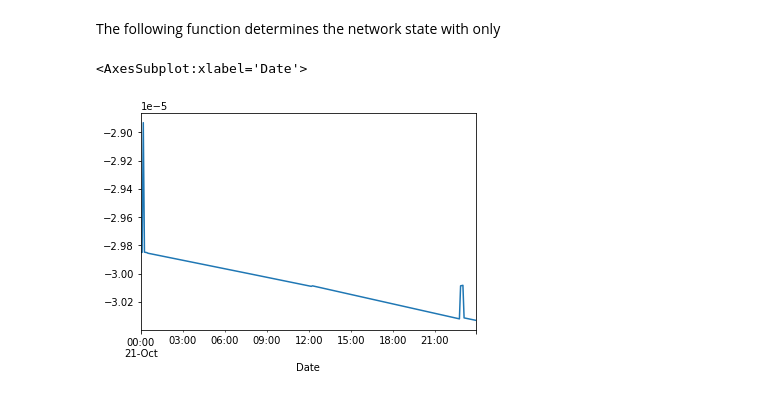
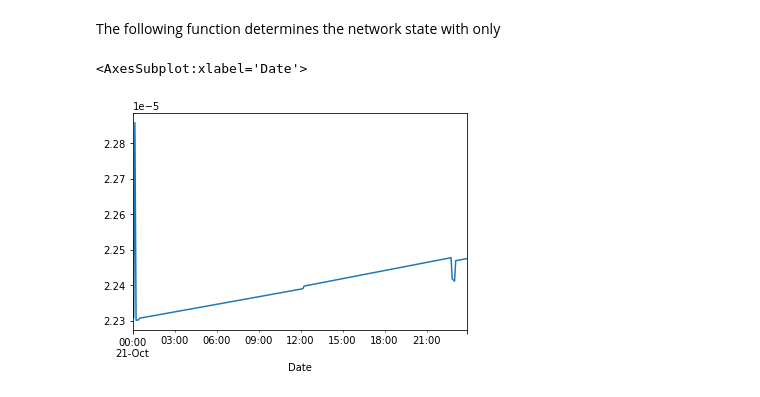
Before and after one commit to brendan-gridsight/ThesisGit, a Jupyter notebook: Dist Network Simulations/SBRC Pandapower Unbalanced Powerflow.ipynb, the cells around one changed output. Cells and saved outputs as stored; diff of their text form; code cells hidden in the pictures.

```diff
--- a/Dist Network Simulations/SBRC Pandapower Unbalanced Powerflow.ipynb
+++ b/Dist Network Simulations/SBRC Pandapower Unbalanced Powerflow.ipynb
@@ -14,6 +14,8 @@ from sklearn.metrics import r2_score, mean_squared_error
 import pandapower as pp
 # %% [markdown]
 ### Import SBRC network data
+# %%
+sim_date = '2020-11-16'
 # %%
 sbrc_1 = pd.read_csv('CSV/SBRC Incomer - Hioki PW3198 30sec 20200803 to 20200817.CSV')
 sbrc_1.index = pd.to_datetime((sbrc_1['Date']+' '+sbrc_1['Time']), format='%Y/%m/%d %H:%M:%S')
@@ -94,5 +114,3 @@ mg['DR_Qa'] = drh['Q1_Avg[var]']
 mg = mg.resample('5min').mean()
 # %% [markdown]
 ## Create Network Model
-# %%
-net = pp.create_empty_network(sn_mva=100)
@@ -109,27 +116,0 @@ net = pp.create_empty_network(sn_mva=100)
-# %%
-cable_25mm = dict(r_ohm_per_km=0.884,
-                  x_ohm_per_km=0.0973,
-                  c_nf_per_km=0.0,
-                  r0_ohm_per_km=0.884,
-                  x0_ohm_per_km=0.0973,
-                  c0_nf_per_km=0.0,
-                  max_i_ka=0.09,
-                 )
-
-cable_95mm = dict(r_ohm_per_km=0.236,
-                  x_ohm_per_km=0.0849,
-                  c_nf_per_km=0.0,
-                  r0_ohm_per_km=0.944,
-                  x0_ohm_per_km=0.3396,
-                  c0_nf_per_km=0.0,
-                  max_i_ka=0.244,
-                 )
-
-cable_240mm = dict(r_ohm_per_km=0.0948,
-                  x_ohm_per_km=0.0808,
-                  c_nf_per_km=0.0,
-                  r0_ohm_per_km=0.3792,
-                  x0_ohm_per_km=0.3232,
-                  c0_nf_per_km=0.0,
-                  max_i_ka=0.426,
-                 )
@@ -145,3 +116,0 @@ pp.create_std_type(net, cable_240mm, '240mm')
-# %%
-sim_date = '2020-10-21'
-mg.loc[sim_date]['SB_Pa'].plot()
@@ -366,7 +314,7 @@ delta_v = before - after
 # %%
 delta_p = np.linspace(-20000,20000, num=288) - np.linspace(-20000,20000, num=288)*1.02
 # %%
-pd.Series(delta_v['SB_Vc']/delta_p).plot()
+pd.Series(delta_v['DR_Va']/delta_p).plot()
 # %% [output]
 <AxesSubplot:xlabel='Date'>
-[figure, old version]
+[figure, new version]
```
Also changed, not shown: parts of 16 cells of this notebook, 2 other files.
